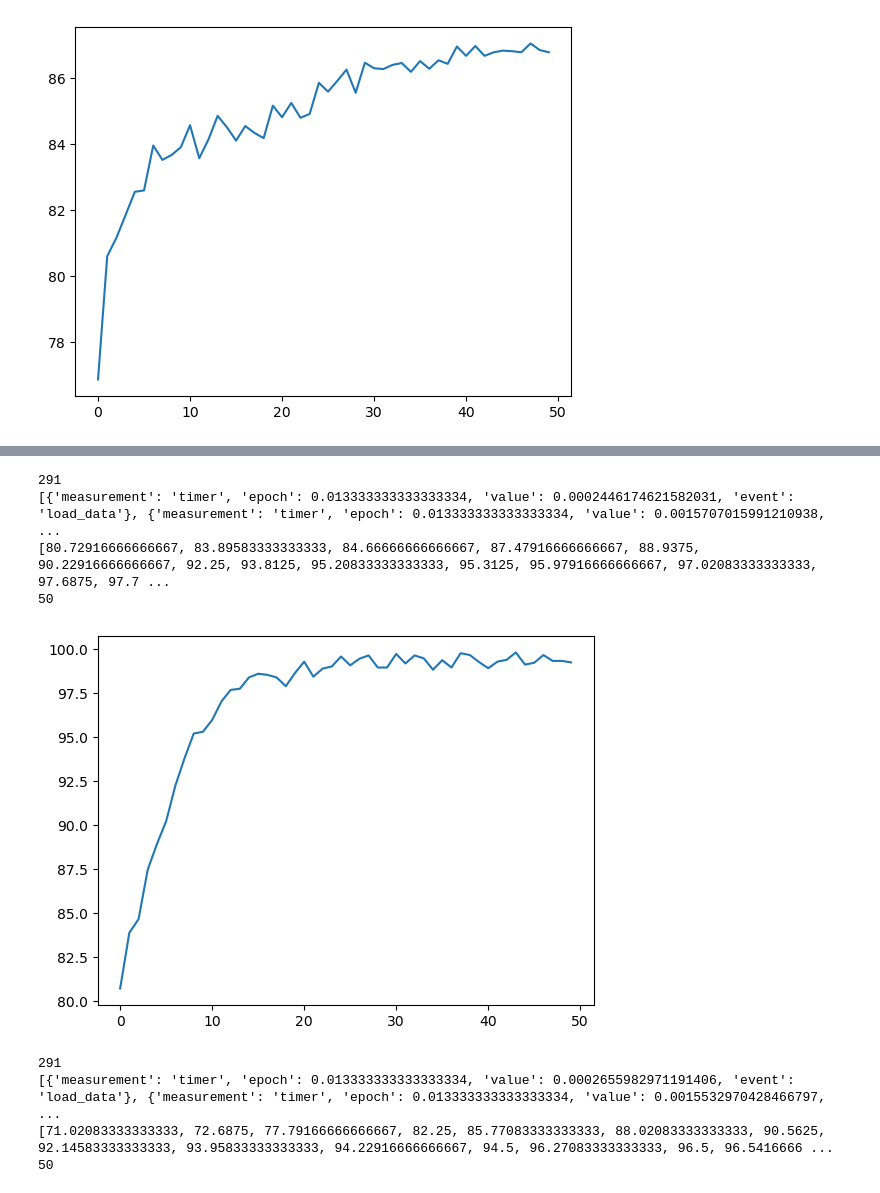
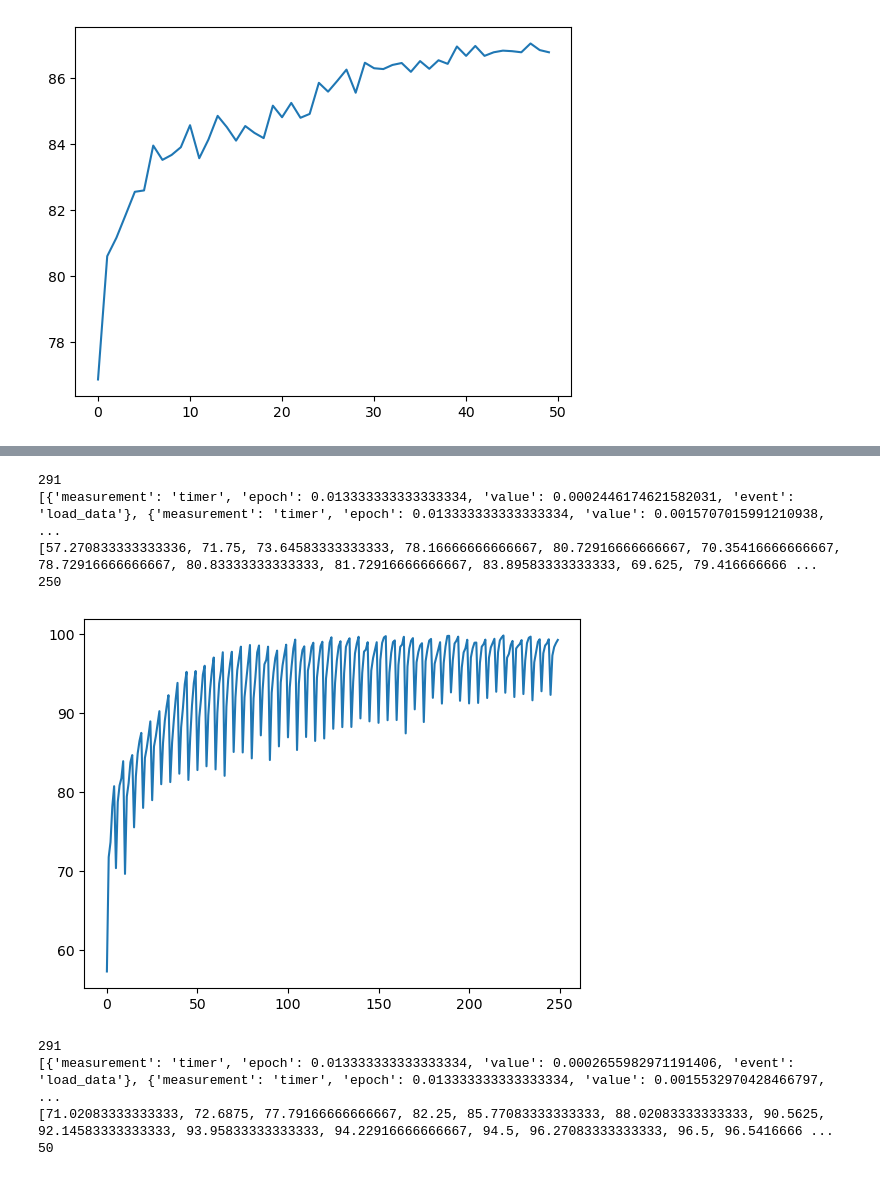
Before and after one commit to LEON-gittech/CPFL, a Jupyter notebook: leon/my.ipynb, the cells around one changed output, grey strips where cells are left out. Cells and saved outputs as stored; diff of their text form; code cells hidden in the pictures.

```diff
--- a/leon/my.ipynb
+++ b/leon/my.ipynb
@@ -43,7 +43,7 @@ plt.show()
 50
 [figure]
 # %%
-with open('../checkpoint/cifar10/simple_cnn/demo/20230917232338_algo-pFedSD_lr-0.01_n_comm_rounds-50_local_n_epochs-5_batchsize-64_n_clients-10_participation_ratio-1.0/0/log-1.json','r') as file:
+with open('../checkpoint/cifar10/resnet8/demo/20230920221224_algo-pFedSD_lr-0.01_n_comm_rounds-30_local_n_epochs-5_batchsize-64_n_clients-10_participation_ratio-1.0/0/log-1.json','r') as file:
     data = json.load(file)
 
 print(len(data))
@@ -64,0 +147,14 @@ plt.show()
+# %%
+with open('../checkpoint/cifar10/resnet8/demo/20230921103658_algo-pFedSD_lr-0.01_n_comm_rounds-30_local_n_epochs-5_batchsize-64_n_clients-10_participation_ratio-1.0/0/log-1.json','r') as file:
+    data = json.load(file)
+
+print(len(data))
+print(data)
+lenth  = len(data)
+result_per_round = [
+    data[i]['top1'] for i in range(lenth) if data[i]['type'] == "average_test"
+]
+print(result_per_round)
+print(len(result_per_round))
+plt.plot(result_per_round)
+plt.show()
@@ -64,0 +167,14 @@ plt.show()
+# %%
+with open('../checkpoint/cifar10/resnet8/demo/20230921111005_algo-pFedSD_lr-0.01_n_comm_rounds-30_local_n_epochs-5_batchsize-64_n_clients-10_participation_ratio-1.0/0/log-1.json','r') as file:
+    data = json.load(file)
+
+print(len(data))
+print(data)
+lenth  = len(data)
+result_per_round = [
+    data[i]['top1'] for i in range(lenth) if data[i]['type'] == "average_test"
+]
+print(result_per_round)
+print(len(result_per_round))
+plt.plot(result_per_round)
+plt.show()
@@ -65,25 +187,25 @@ plt.show()
 # %%
 with open('../checkpoint/cifar10/simple_cnn/demo/20230917232338_algo-pFedSD_lr-0.01_n_comm_rounds-50_local_n_epochs-5_batchsize-64_n_clients-10_participation_ratio-1.0/1/log-1.json','r') as file:
     data = json.load(file)
 
 print(len(data))
 print(data)
 lenth  = len(data)
 result_per_round = []
 for i in range(lenth):
-    if data[i]['epoch']==5.0:
-        if "top1" in data[i]:
-            result_per_round.append(data[i]['top1'])
+    # if data[i]['epoch']==5.0:
+    if "top1" in data[i]:
+        result_per_round.append(data[i]['top1'])
 print(result_per_round)
 print(len(result_per_round))
 plt.plot(result_per_round)
 plt.show()
 # %% [output]
 291
 [{'measurement': 'timer', 'epoch': 0.013333333333333334, 'value': 0.0002446174621582031, 'event': 'load_data'}, {'measurement': 'timer', 'epoch': 0.013333333333333334, 'value': 0.0015707015991210938,  ...
-[80.72916666666667, 83.89583333333333, 84.66666666666667, 87.47916666666667, 88.9375, 90.22916666666667, 92.25, 93.8125, 95.20833333333333, 95.3125, 95.97916666666667, 97.02083333333333, 97.6875, 97.7 ...
-50
+[57.270833333333336, 71.75, 73.64583333333333, 78.16666666666667, 80.72916666666667, 70.35416666666667, 78.72916666666667, 80.83333333333333, 81.72916666666667, 83.89583333333333, 69.625, 79.416666666 ...
+250
-[figure, old version]
+[figure, new version]
 # %%
 with open('../checkpoint/cifar10/simple_cnn/demo/20230917232338_algo-pFedSD_lr-0.01_n_comm_rounds-50_local_n_epochs-5_batchsize-64_n_clients-10_participation_ratio-1.0/2/log-1.json','r') as file:
     data = json.load(file)
```
Also changed, not shown: parts of 7 cells of this notebook, 4 other files.
